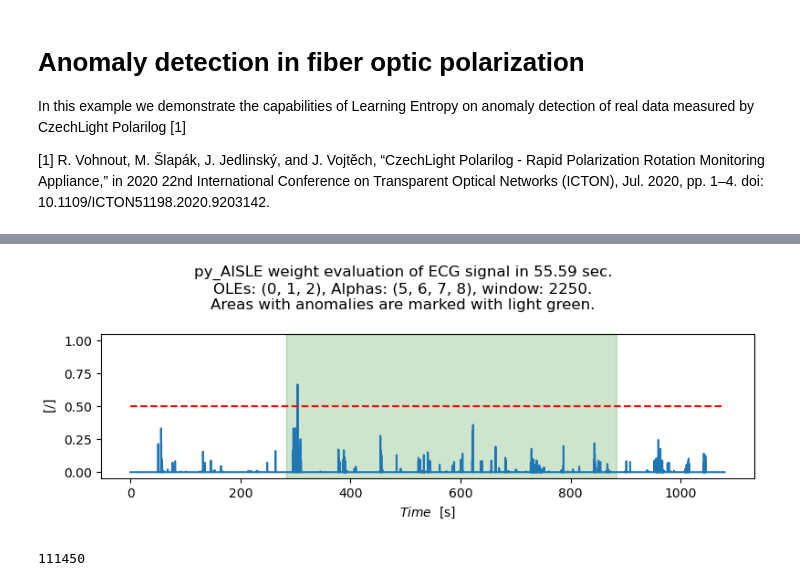
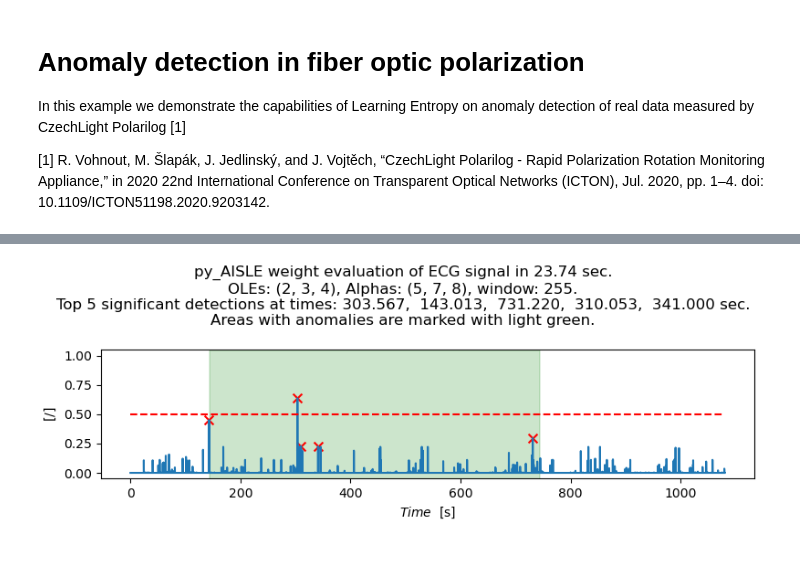
Before and after one commit to carnosi/AISLEX, a Jupyter notebook: examples/Example_4_Polarization_Anomaly_Detection.ipynb, the cells around one changed output, grey strips where cells are left out. Drawn from its saved outputs; the diff is of its cells as text; code cells hidden in the pictures.

```diff
--- a/examples/Example_4_Polarization_Anomaly_Detection.ipynb
+++ b/examples/Example_4_Polarization_Anomaly_Detection.ipynb
@@ -122,7 +105,4 @@ visualize_input_data_spectrogram_and_train(data_path)
 # %%
 # Prepare data scaler and scale data for training
-# Load the data
-data = pd.read_pickle(data_path)
-fs = 150  # Hz
 scaler = MinMaxScaler()
-data_normalized = scaler.fit_transform(data.values.reshape(-1, 1)).flatten()
+data_normalized = scaler.fit_transform(combined_signal.reshape(-1, 1)).flatten()
@@ -145,7 +109,7 @@ Freq: 6666667ns, Name: ch3, Length: 162001, dtype: float64
 # %%
 # Input data setup. The parameter and ny specify how many historic values from an input vector are be used
-ny = 15
-prediction_horizon = 10
+ny = 30
+prediction_horizon = 1
 N = data_normalized.shape[0]
 
 X = np.ones((N, 1 + ny))  # On the first position we will keep bias
@@ -303,9 +282,9 @@ Repeated usage is recommended.
 If reporting evaluation time is 0.000.., cache has been used and invalid time results are shown
 # %%
 # AISLE setup
-oles = (0, 1, 2)  # Order of LE
-alphas = (5, 6, 7, 8)  # Sensitivity of evaluation
-window = 15*150  # Window evaluated for each AISLE
+oles = (2, 3, 4)  # Order of LE
+alphas = (5, 7, 8)  # Sensitivity of evaluation
+window = int(150 * 1.7)  # Window evaluated for each AISLE
 threshold = 0.5  # Visual threshold (red dashed line)
 
 # Sum, normalize and shift AISLE to correspond to original data
@@ -322,57 +301,55 @@ all_sorted_indices = np.argsort(aisle_values)[::-1]  # Sort all indices in desce
 proximity_range = 2
 
 # Filter indices that are too close, preferring the one with the higher value
-# filtered_indices = []
-# for index in all_sorted_indices:
-#     if not any(abs(index - other_index) <= proximity_range for other_index in filtered_indices):
-#         filtered_indices.append(index)
+filtered_indices = []
+for index in all_sorted_indices:
+    if aisle_values[index] < 0.1:
+        break
+    if not any(abs(index - other_index) <= proximity_range for other_index in filtered_indices):
+        filtered_indices.append(index)
 
 # Now select the top N indices after filtering
-# N = 5  # Number of top indices to select
-# final_indices = filtered_indices[:N]
+N = 5  # Number of top indices to select
+final_indices = filtered_indices[:N]
 
 # Construct the plot title with the top three significant values
-# top_values_str = "times:" + ", ".join([f" {idx/fs}" for idx in final_indices])
+top_values_str = "times:" + ", ".join([f" {idx/fs:.3f}" for idx in final_indices])
 plot_title = (
     f"py_AISLE weight evaluation of ECG signal in {py_aisle_time:.2f} sec.\n",
     f"OLEs: {oles}, Alphas: {alphas}, window: {window}.\n",
-    # f"Top 5 significant detections at {top_values_str} sec.\n",
+    f"Top 5 significant detections at {top_values_str} sec.\n",
     "Areas with anomalies are marked with light green.",
 )
 plot_title = "".join(text for text in plot_title)
 
-start = 21450 + 140*150
+start = 21450
 train_dt = start + 600*150
 roi_ranges = (time_domain[start], time_domain[train_dt])
+# roi_ranges = (start, train_dt)
 
 # Plotting
 fig = plt.figure(figsize=(8, 3))
 fig.suptitle(plot_title)
 plt.plot(time_domain, aisle_values, label="AISLE")
 plt.hlines([0.5], 0, aisle_values.shape[0] // fs, colors="red", linestyles="dashed")
 plt.ylabel(r"$[/]$")
 plt.xlabel(r"$Time$  [s]")
 
 # Fill specified ROI ranges with green background
 plt.fill_between(
     x=np.arange(roi_ranges[0] + ny / fs, roi_ranges[1] + 1), y1=-0.05, y2=1.05, color="green", alpha=0.2
 )
 
 # Places crosses on top indices
-# for index in final_indices:
-#     if index < len(aisle_values):  # Check to avoid indexing errors
-#         plt.scatter(index / fs, aisle_values[index], color="red", marker="x", s=50)
+for index in final_indices:
+    if index < len(aisle_values):  # Check to avoid indexing errors
+        plt.scatter(index / fs, aisle_values[index], color="red", marker="x", s=50)
 
 plt.ylim((-0.05, 1.05))
 plt.tight_layout()
 plt.show()
 # %% [output]
-[figure, old version]
+[figure, new version]
-# %%
-train_dt = 21450 + 600*150
-train_dt
-# %% [output]
-111450
 # %%
 # AISLE setup
 oles = (1,2,3)  # Order of LE
```
Also changed, not shown: parts of 14 cells of this notebook.
